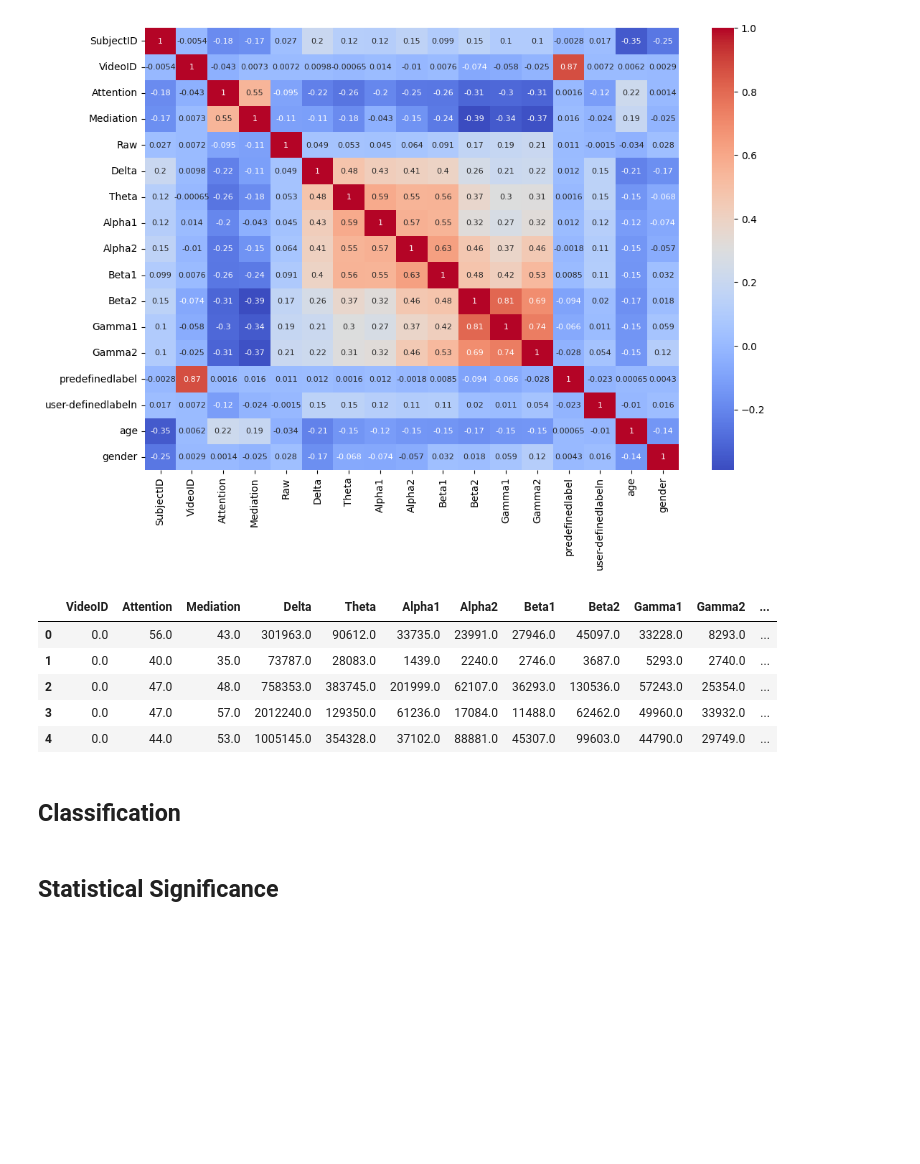
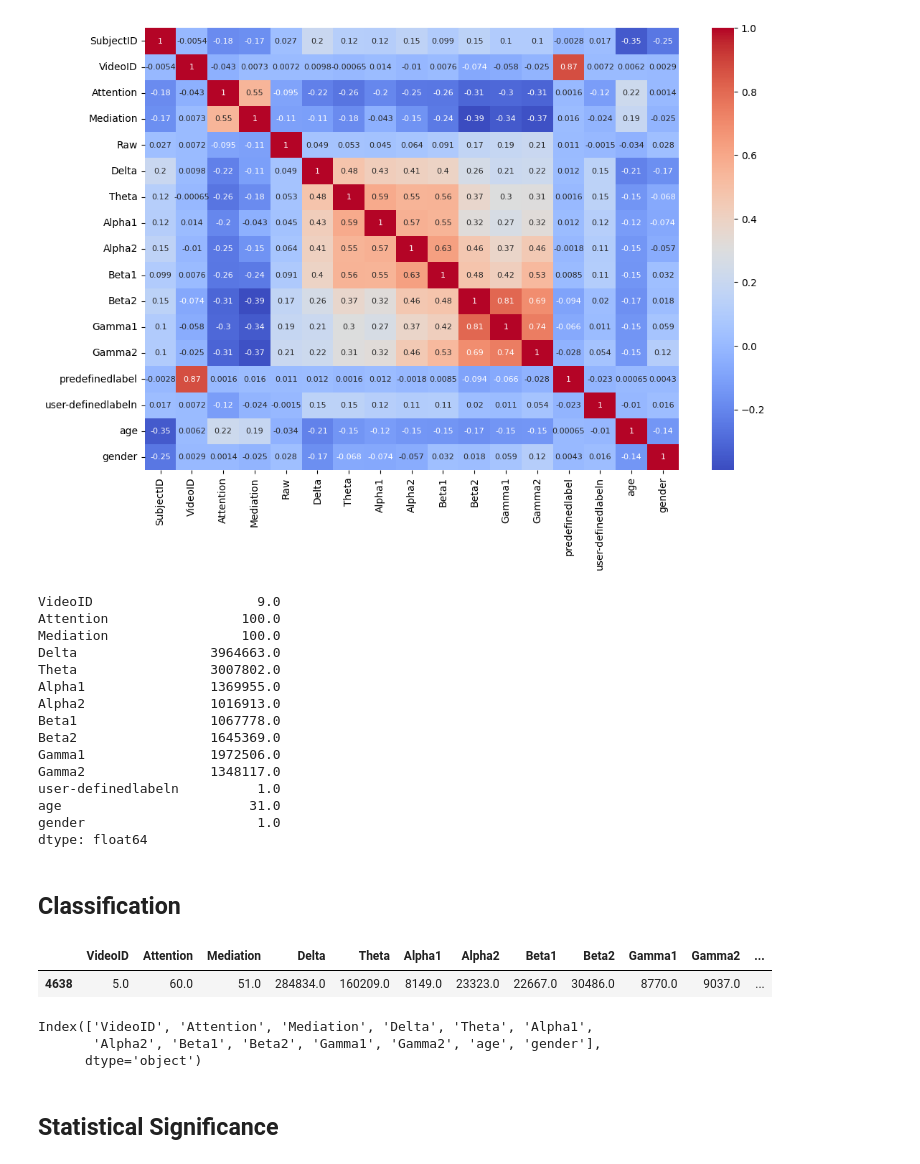
Before and after one commit to fahim-muntasir-niloy/ATTENTION-EEG-XAI, a Jupyter notebook: attention_eeg.ipynb, the cells around one changed output. Drawn from its saved outputs; the diff is of its cells as text; code cells hidden in the pictures; blank space fills up the shorter version.

```diff
--- a/attention_eeg.ipynb
+++ b/attention_eeg.ipynb
@@ -81,13 +85,22 @@ drop_cols = ['SubjectID','Raw', 'predefinedlabel']
 
 singleStudent = singleStudent.drop(drop_cols, axis=1)
 # %%
-singleStudent.head()
+singleStudent.max()
 # %% [output]
-|  | VideoID | Attention | Mediation | Delta | Theta | Alpha1 | Alpha2 | Beta1 | Beta2 | Gamma1 | Gamma2 | ... |
-| 0 | 0.0 | 56.0 | 43.0 | 301963.0 | 90612.0 | 33735.0 | 23991.0 | 27946.0 | 45097.0 | 33228.0 | 8293.0 | ... |
-| 1 | 0.0 | 40.0 | 35.0 | 73787.0 | 28083.0 | 1439.0 | 2240.0 | 2746.0 | 3687.0 | 5293.0 | 2740.0 | ... |
-| 2 | 0.0 | 47.0 | 48.0 | 758353.0 | 383745.0 | 201999.0 | 62107.0 | 36293.0 | 130536.0 | 57243.0 | 25354.0 | ... |
-| 3 | 0.0 | 47.0 | 57.0 | 2012240.0 | 129350.0 | 61236.0 | 17084.0 | 11488.0 | 62462.0 | 49960.0 | 33932.0 | ... |
-| 4 | 0.0 | 44.0 | 53.0 | 1005145.0 | 354328.0 | 37102.0 | 88881.0 | 45307.0 | 99603.0 | 44790.0 | 29749.0 | ... |
+VideoID                     9.0
+Attention                 100.0
+Mediation                 100.0
+Delta                 3964663.0
+Theta                 3007802.0
+Alpha1                1369955.0
+Alpha2                1016913.0
+Beta1                 1067778.0
+Beta2                 1645369.0
+Gamma1                1972506.0
+Gamma2                1348117.0
+user-definedlabeln          1.0
+age                        31.0
+gender                      1.0
+dtype: float64
 # %% [markdown]
 ## Classification
@@ -93,0 +115,11 @@ singleStudent.head()
+# %%
+X_test.sample(1)
+# %% [output]
+|  | VideoID | Attention | Mediation | Delta | Theta | Alpha1 | Alpha2 | Beta1 | Beta2 | Gamma1 | Gamma2 | ... |
+| 4638 | 5.0 | 60.0 | 51.0 | 284834.0 | 160209.0 | 8149.0 | 23323.0 | 22667.0 | 30486.0 | 8770.0 | 9037.0 | ... |
+# %%
+X_train.columns
+# %% [output]
+Index(['VideoID', 'Attention', 'Mediation', 'Delta', 'Theta', 'Alpha1',
+       'Alpha2', 'Beta1', 'Beta2', 'Gamma1', 'Gamma2', 'age', 'gender'],
+      dtype='object')
```
Also changed, not shown: parts of 13 cells of this notebook, 3 other files.
